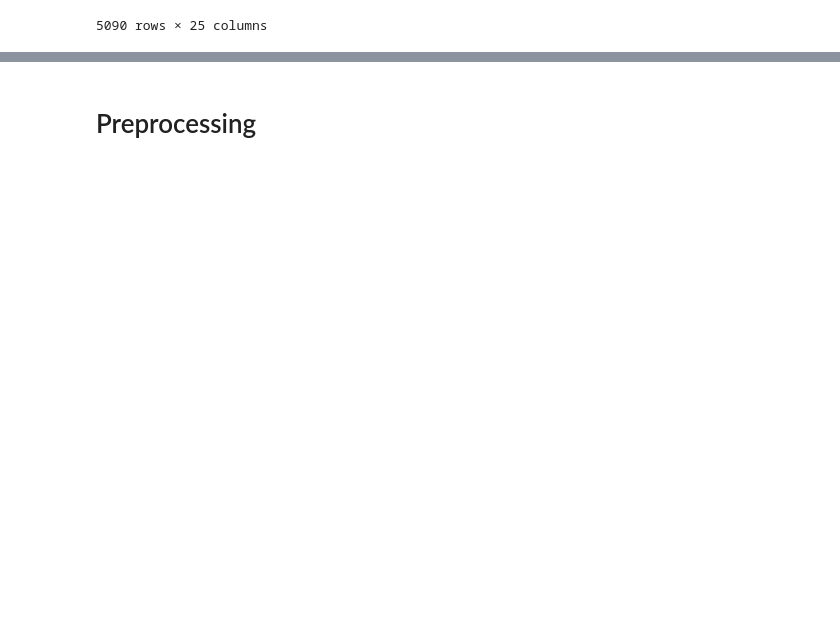
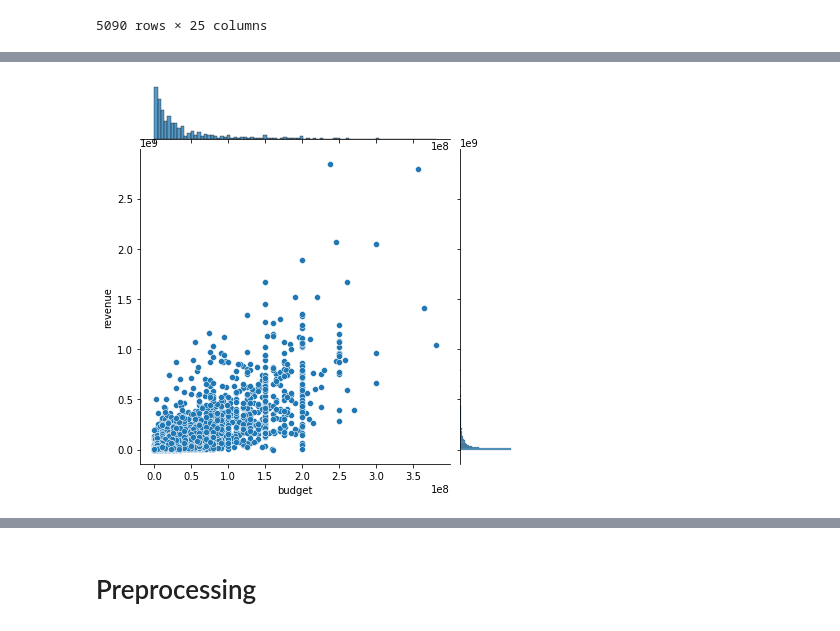
Before and after one commit to coding-dojo-data-science/data-enrichment-linear-regression-with-movies, a Jupyter notebook: Class-Pt1-Linear-Regression-with-Movies.ipynb, the cells around one changed output, grey strips where cells are left out. Drawn from its saved outputs; the diff is of its cells as text; code cells hidden in the pictures; blank space fills up the shorter version.

```diff
--- a/Class-Pt1-Linear-Regression-with-Movies.ipynb
+++ b/Class-Pt1-Linear-Regression-with-Movies.ipynb
@@ -321,2 +370,6 @@ df.sort_values('revenue', ascending=False)
+# %%
+ax = sns.jointplot(data=plot_df, x='budget', y='revenue')
+# %% [output]
+[figure, added]
 # %%
 ## saving the combined csv to disk
```
Also changed, not shown: parts of 43 cells of this notebook.
